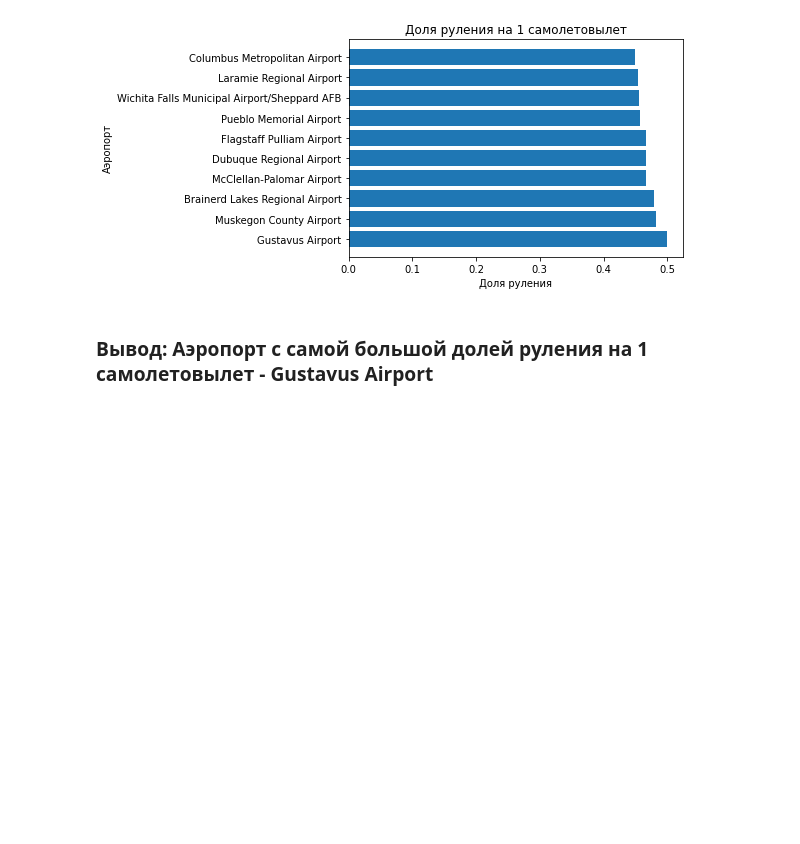
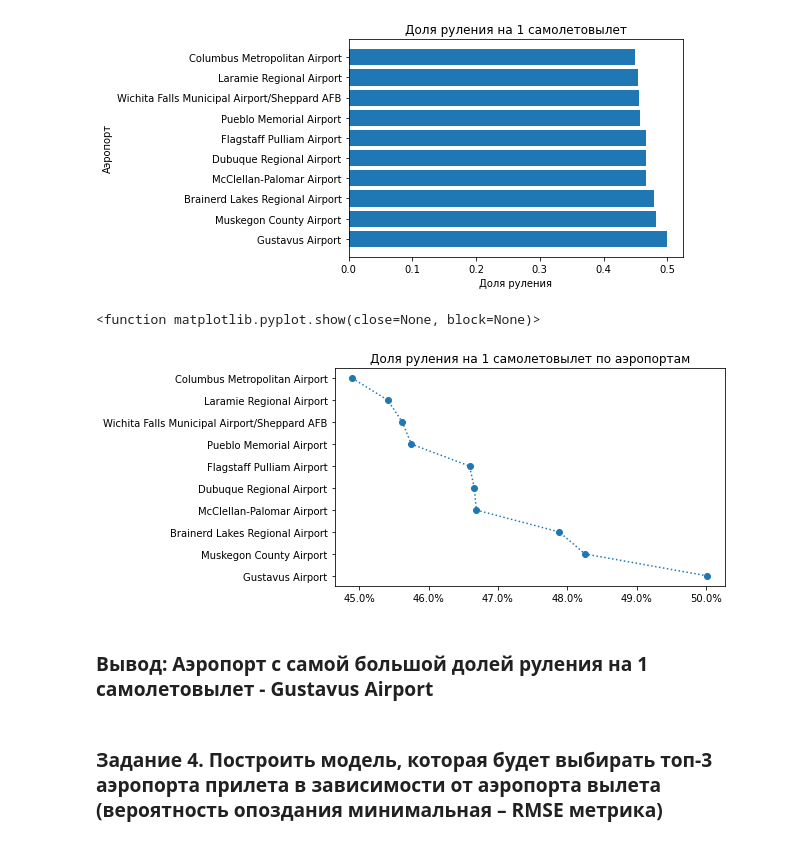
Before and after one commit to R-Irina/Project, a Jupyter notebook: project.ipynb, the cells around one changed output. Drawn from its saved outputs; the diff is of its cells as text; code cells hidden in the pictures; blank space fills up the shorter version.

```diff
--- a/project.ipynb
+++ b/project.ipynb
@@ -351,5 +382,21 @@ plt.title("Доля руления на 1 самолетовылет")
 plt.show()
 # %% [output]
 [figure]
+# %%
+from matplotlib.ticker import FormatStrFormatter
+
+fig = plt.figure(figsize=(7, 4))
+ax = fig.add_subplot()
+ax.xaxis.set_major_formatter(FormatStrFormatter('%0.1f%%'))
+ax.set_title('Доля руления на 1 самолетовылет по аэропортам')
+x =  (100*(df_head_10.loc[:, ['share_of_taxiing']]))
+y = df_head_10.loc[:, 'ORIG_AIRPORT_NAME']
+plt.plot(x, y, ':o')
+plt.show
+# %% [output]
+<function matplotlib.pyplot.show(close=None, block=None)>
+[figure, added]
 # %% [markdown]
 ### Вывод: Аэропорт с самой большой долей руления на 1 самолетовылет - Gustavus Airport
+# %% [markdown]
+### Задание 4. Построить модель, которая будет выбирать топ-3 аэропорта прилета в зависимости от аэропорта вылета (вероятность опоздания минимальная – RMSE метрика)
```
Also changed, not shown: parts of 17 cells of this notebook.
